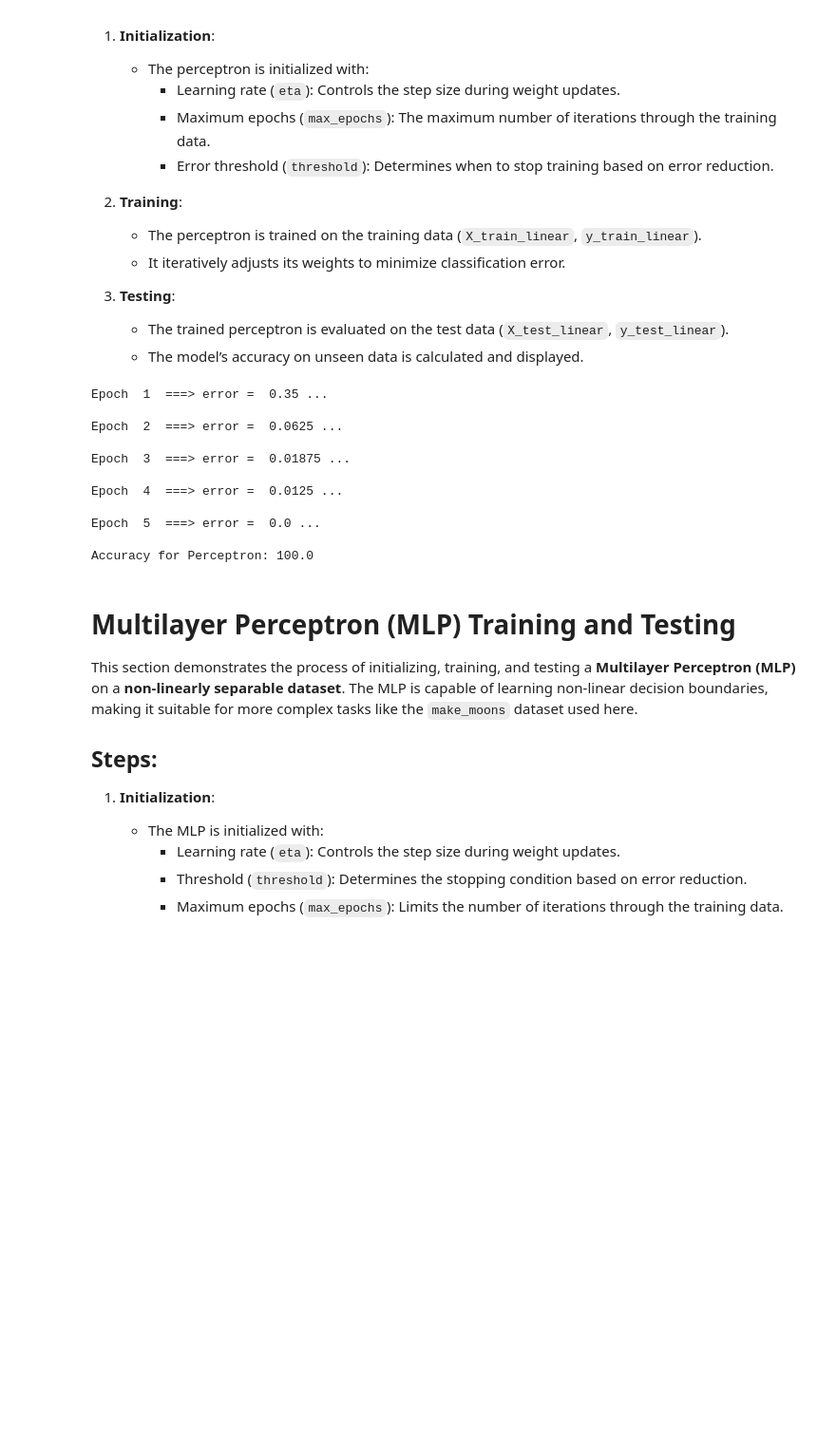
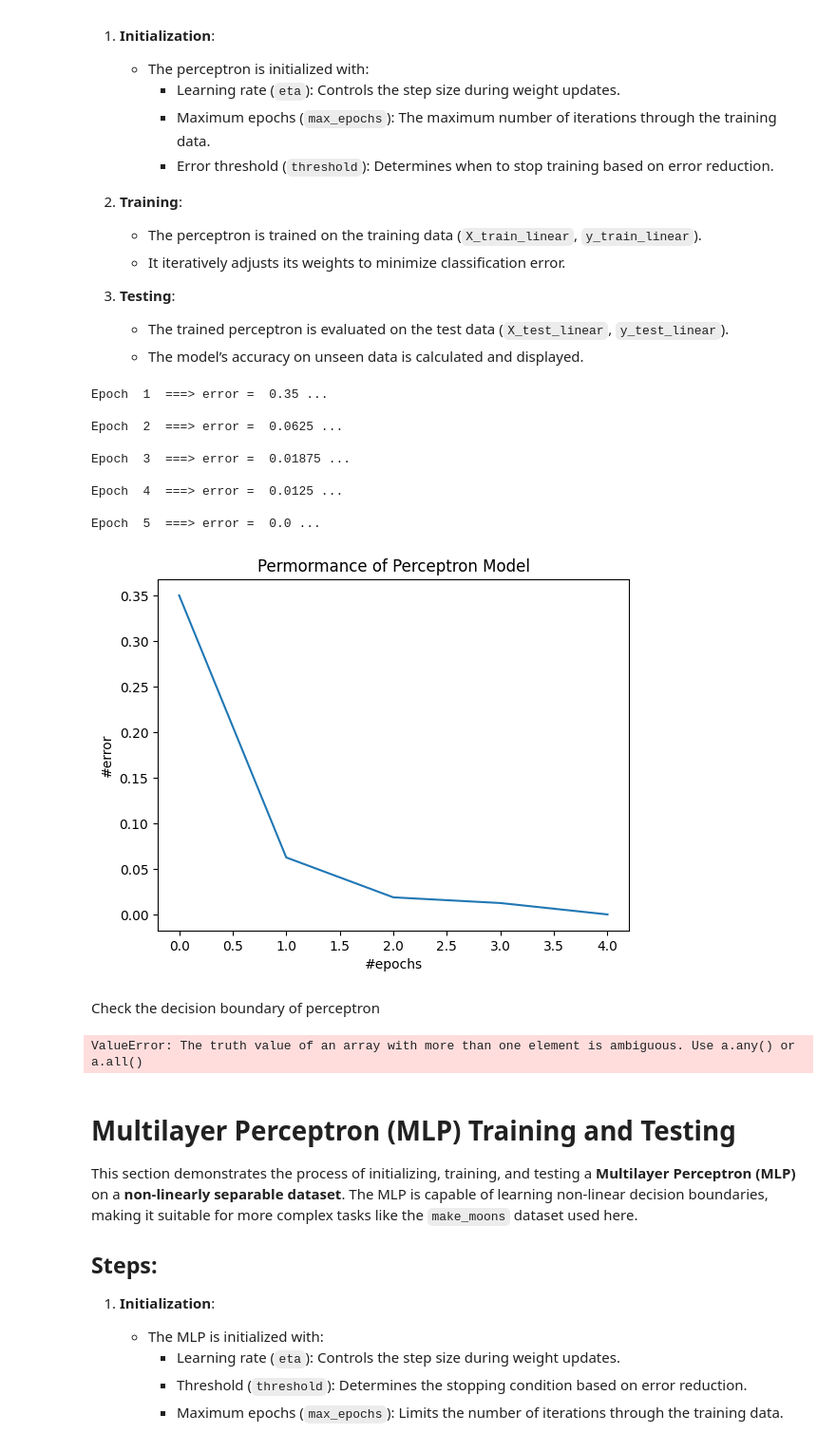
Before and after one commit to AlinaM354276/labs_seminars, a Jupyter notebook: lab05/lab05.ipynb, the cells around one changed output. Shown at 95% size. Cells and saved outputs as stored; diff of their text form; code cells hidden in the pictures; blank space fills up the shorter version.

Commit message:
edit perceptron

```diff
--- a/lab05/lab05.ipynb
+++ b/lab05/lab05.ipynb
@@ -127,24 +127,28 @@ This section demonstrates the process of initializing, training, and testing a p
 # %%
 from perceptron import PerceptronAlgorithm
 
 # Initialize the perceptron
 perceptron = PerceptronAlgorithm(eta=0.01, max_epochs=1000, threshold=0.01)
 
 # Train the perceptron
 perceptron.fit(X_train_linear, y_train_linear)
 
-# Test the perceptron
-y_pred_linear = perceptron.test(X_test_linear, y_test_linear)
-print("Accuracy for Perceptron:", perceptron.accuracy)
+# Plot results of training
+plt.plot(range(len(perceptron.cost_)), perceptron.cost_)
+plt.title("Permormance of Perceptron Model")
+plt.xlabel("#epochs")
+plt.ylabel("#error")
+plt.show()
 # %% [output]
 Epoch  1  ===> error =  0.35 ...
 
 Epoch  2  ===> error =  0.0625 ...
 
 Epoch  3  ===> error =  0.01875 ...
 
 Epoch  4  ===> error =  0.0125 ...
 
 Epoch  5  ===> error =  0.0 ...
-
-Accuracy for Perceptron: 100.0
+[figure, added]
+# %% [markdown]
+Check the decision boundary of perceptron
@@ -150,0 +191,9 @@ Accuracy for Perceptron: 100.0
+# %%
+plot_decision_regions(X_train_linear, y_train_linear, classifier=perceptron)
+plt.xlabel('Feature 1')
+plt.ylabel('Feature 2')
+plt.legend(loc='upper left')
+plt.title('Decision boundary of Perceptron')
+plt.show()
+# %% [output]
+ValueError: The truth value of an array with more than one element is ambiguous. Use a.any() or a.all()
```
Also changed, not shown: parts of 5 cells of this notebook, 1 other file.
